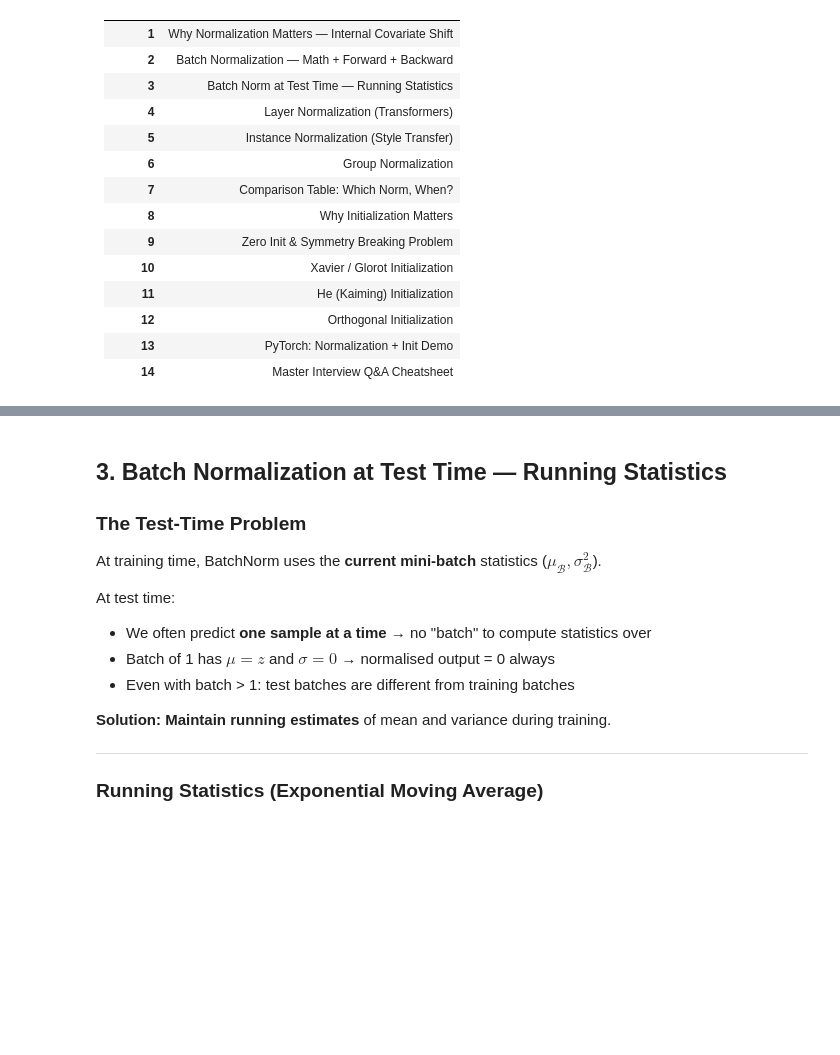
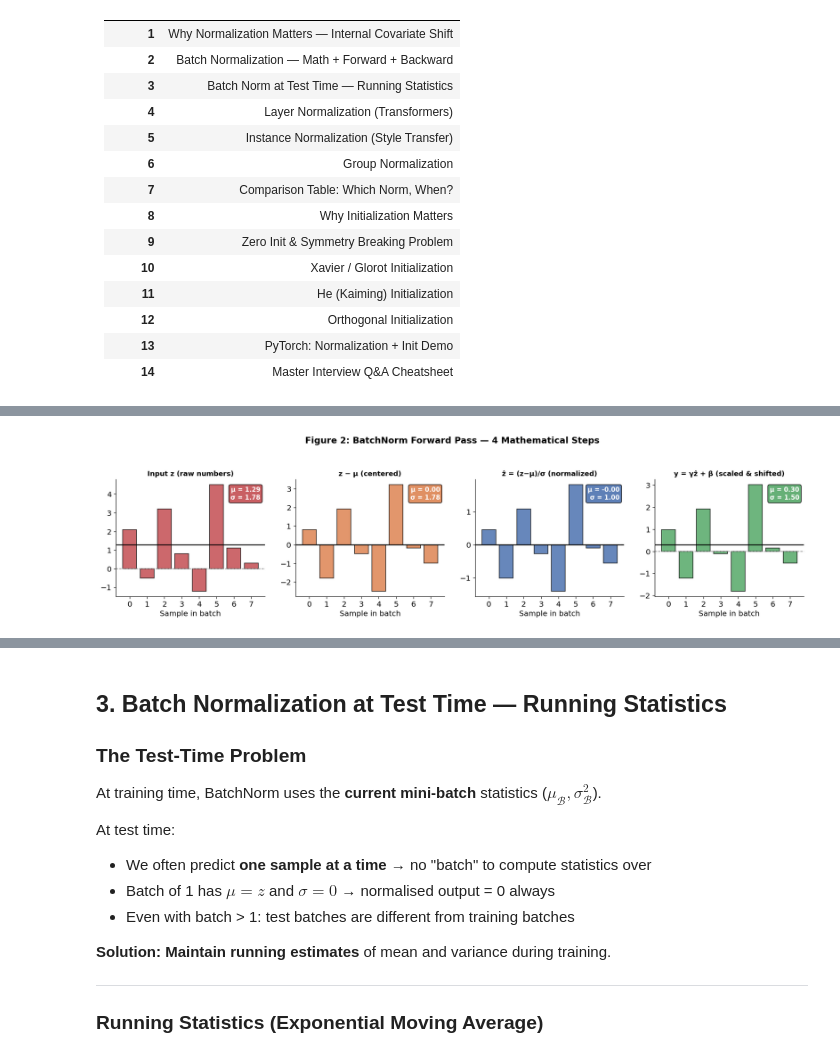
Before and after one commit to Lmalviya/deeplearning, a Jupyter notebook: notes/05_normalization_initialization.ipynb, the cells around one changed output, grey strips where cells are left out. Drawn from its saved outputs; the diff is of its cells as text; code cells hidden in the pictures; blank space fills up the shorter version.

```diff
--- a/notes/05_normalization_initialization.ipynb
+++ b/notes/05_normalization_initialization.ipynb
@@ -203,21 +290,22 @@ $\gamma$ and $\beta$ let the network **learn the optimal scale and shift** for e
 # %%
-# Figure 2: BatchNorm Forward Pass — step by step + learnable params
+# Figure 2: BatchNorm Forward Pass — 4 Steps + Training Speed Impact
 import numpy as np
 import matplotlib.pyplot as plt
-import torch, torch.nn as nn
+import torch
+import torch.nn as nn
 
 np.random.seed(42)
 torch.manual_seed(42)
 
 # ── Manual BatchNorm forward (numpy) ──────────────────────────────
 B, C = 8, 1     # batch of 8, single feature for clarity
-z = np.array([2.1, -0.5, 3.2, 0.8, -1.2, 4.5, 1.1, 0.3])  # pre-activations
+z = np.array([2.1, -0.5, 3.2, 0.8, -1.2, 4.5, 1.1, 0.3])  # raw pre-activations
 
 eps = 1e-5
 mu  = z.mean()
 var = z.var()
 z_hat = (z - mu) / np.sqrt(var + eps)
-gamma, beta = 1.5, 0.3   # learnable params
+gamma, beta = 1.5, 0.3   # learnable scale and shift
 y = gamma * z_hat + beta
 
 print("══ BatchNorm Forward — Manual ══════════════════════════")
@@ -226,8 +314,7 @@ print(f"  μ_B:        {mu:.4f}")
 print(f"  σ²_B:       {var:.4f}")
 print(f"  ẑ (norm):   {z_hat.round(4)}")
 print(f"  y = γẑ + β: {y.round(4)}")
-print(f"  γ={gamma}, β={beta}")
-print()
+print(f"  γ={gamma}, β={beta}\n")
 
 # ── Verify with PyTorch ───────────────────────────────────────────
 z_t = torch.tensor(z, dtype=torch.float32).unsqueeze(1)   # (8,1)
@@ -236,47 +323,45 @@ bn.weight.data.fill_(gamma)
 bn.bias.data.fill_(beta)
 bn.train()
 y_t = bn(z_t).detach().numpy().flatten()
-print(f"  PyTorch BN: {y_t.round(4)}")
-print(f"  Max diff (manual vs torch): {np.abs(y - y_t).max():.2e}")
-print()
+print(f"  PyTorch BN output: {y_t.round(4)}")
+print(f"  Max difference (manual vs PyTorch): {np.abs(y - y_t).max():.2e}\n")
 
-# ── Visualisation ──────────────────────────────────────────────────
+# ── Part 1: Step-by-Step Visualization ─────────────────────────────
 fig, axes = plt.subplots(1, 4, figsize=(16, 4))
 
 stages = [
-    (z,     'Input z
-(raw pre-activations)',    '#C44E52'),
-    (z-mu,  'z − μ
-(centered)',                 '#DD8452'),
-    (z_hat, 'ẑ = (z−μ)/σ
-(normalized)',         '#4C72B0'),
-    (y,     'y = γẑ + β
-(scaled & shifted)',     '#55A868'),
+    (z,     'Input z (raw numbers)',             '#C44E52'),
+    (z-mu,  'z − μ (centered)',                  '#DD8452'),
+    (z_hat, 'ẑ = (z−μ)/σ (normalized)',          '#4C72B0'),
+    (y,     'y = γẑ + β (scaled & shifted)',     '#55A868'),
 ]
 for ax, (vals, title, col) in zip(axes, stages):
-    ax.bar(range(len(vals)), vals, color=col, alpha=0.85)
+    ax.bar(range(len(vals)), vals, color=col, alpha=0.85, edgecolor='black')
     ax.axhline(0, color='grey', lw=1, ls='--')
     ax.axhline(vals.mean(), color='black', lw=1.5, ls='-', label=f'μ={vals.mean():.2f}')
-    ax.set_title(title, fontsize=10)
+    ax.set_title(title, fontsize=11, fontweight='bold')
     ax.set_xlabel('Sample in batch')
     ax.set_xticks(range(len(vals)))
-    ax.text(0.97, 0.94, f'μ={vals.mean():.2f}
-σ={vals.std():.2f}',
-            transform=ax.transAxes, ha='right', fontsize=9, color=col,
-            bbox=dict(boxstyle='round', facecolor='white', edgecolor=col, alpha=0.7))
 
-plt.suptitle('Figure 2: BatchNorm Forward Pass — 4 Steps', fontsize=14, fontweight='bold', y=1.01)
+    # Fixed Syntax Error: Used \n instead of a raw newline in the string
+    stat_text = f"μ = {vals.mean():.2f}\nσ = {vals.std():.2f}"
+    ax.text(0.97, 0.94, stat_text,
+            transform=ax.transAxes, ha='right', va='top', fontsize=10, color='white', fontweight='bold',
+            bbox=dict(boxstyle='round,pad=0.3', facecolor=col, edgecolor='black', alpha=0.9))
+
+plt.suptitle('Figure 2: BatchNorm Forward Pass — 4 Mathematical Steps', fontsize=14, fontweight='bold', y=1.05)
 plt.tight_layout()
 plt.show()
 
-# ── Impact on training speed ──────────────────────────────────────
+# ── Part 2: Impact on Training Speed (Fixed Loop Bug) ──────────────
 torch.manual_seed(0)
 
 def make_deep(use_bn):
     layers = []
     for i in range(8):
         layers.append(nn.Linear(64, 64))
-        if use_bn: layers.append(nn.BatchNorm1d(64))
+        if use_bn:
+            layers.append(nn.BatchNorm1d(64))
         layers.append(nn.ReLU())
     layers.append(nn.Linear(64, 1))
     return nn.Sequential(*layers)
@@ -284,19 +369,34 @@ def make_deep(use_bn):
 X = torch.randn(256, 64)
 y_target = torch.randn(256, 1)
 
-for use_bn, label, col in [(False,'No BN','#C44E52'),(True,'With BN','#55A868')]:
+fig2, ax2 = plt.subplots(figsize=(10, 5))
+
+# Fixed logical bug: Plotted the history INSIDE the loop so both lines appear
+for use_bn, label, col in [(False, 'Without BatchNorm', '#C44E52'), (True, 'With BatchNorm', '#55A868')]:
     net = make_deep(use_bn)
     opt = torch.optim.Adam(net.parameters(), lr=1e-2)
     hist = []
-    for _ in range(200):
-        net.train(); opt.zero_grad()
-        l = nn.MSELoss()(net(X), y_target)
-        if not torch.isnan(l): l.backward(); opt.step()
+
+    for _ in range(150):
+        net.train()
+        opt.zero_grad()
+        loss = nn.MSELoss()(net(X), y_target)
+        if not torch.isnan(loss):
+            loss.backward()
+            opt.step()
+
         net.eval()
-        with torch.no_grad(): hist.append(nn.MSELoss()(net(X), y_target).item())
+        with torch.no_grad():
+            eval_loss = nn.MSELoss()(net(X), y_target).item()
+            hist.append(eval_loss)
 
-fig2, ax = plt.subplots(figsize=(8, 4))
-ax.plot(hist, color=col, lw=2, label=label)
-ax.set_xlabel('Epoch'); ax.set_ylabel('MSE Loss')
-ax.set_title('Figure 2b: Training Speed — 8-Layer Net with vs without BN')
-ax.legend(); plt.tight_layout(); plt.show()
+    ax2.plot(hist, color=col, lw=2.5, label=label)
+
+ax2.set_xlabel('Epoch', fontsize=12)
+ax2.set_ylabel('MSE Loss', fontsize=12)
+ax2.set_title('Figure 2b: Training Speed of an 8-Layer Network', fontsize=14, fontweight='bold')
+ax2.grid(True, linestyle='--', alpha=0.6)
+ax2.legend(fontsize=12)
+plt.tight_layout()
+plt.show()
+# %% [output]
@@ -302,0 +413 @@ ax.legend(); plt.tight_layout(); plt.show()
+[figure, added]
```
Also changed, not shown: parts of 32 cells of this notebook, 10 other files.
